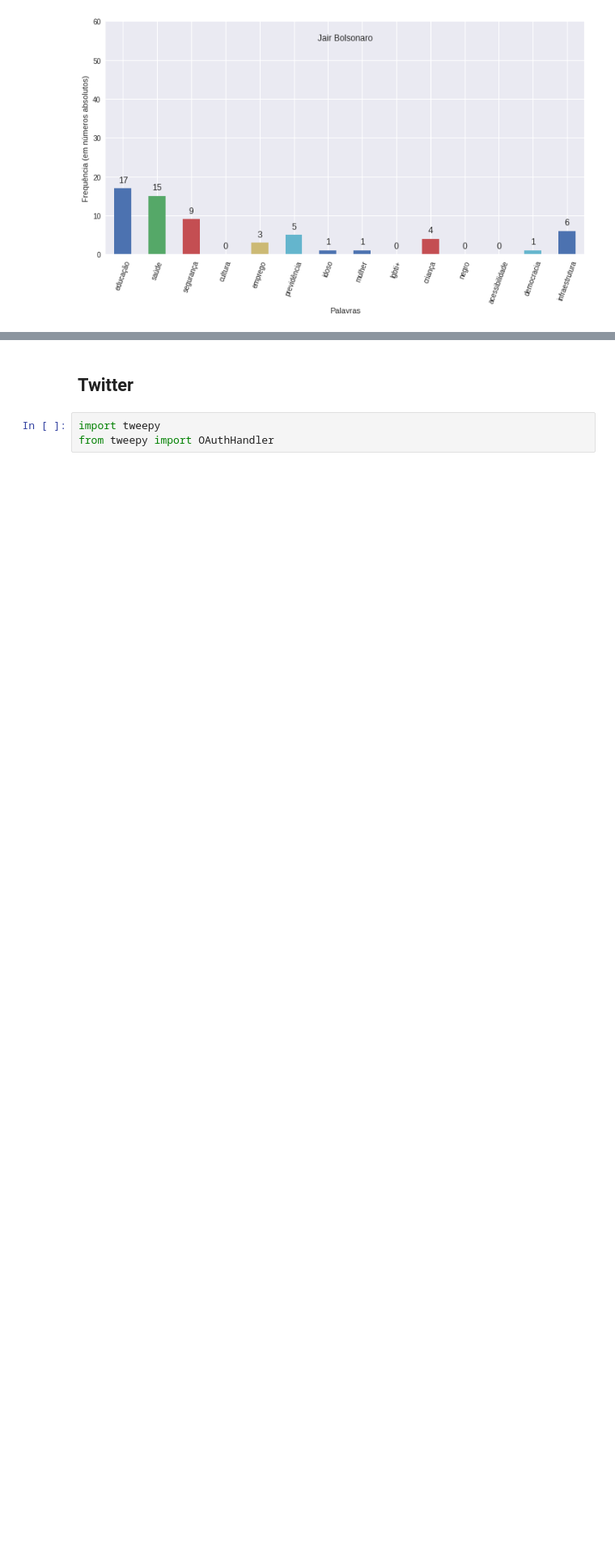
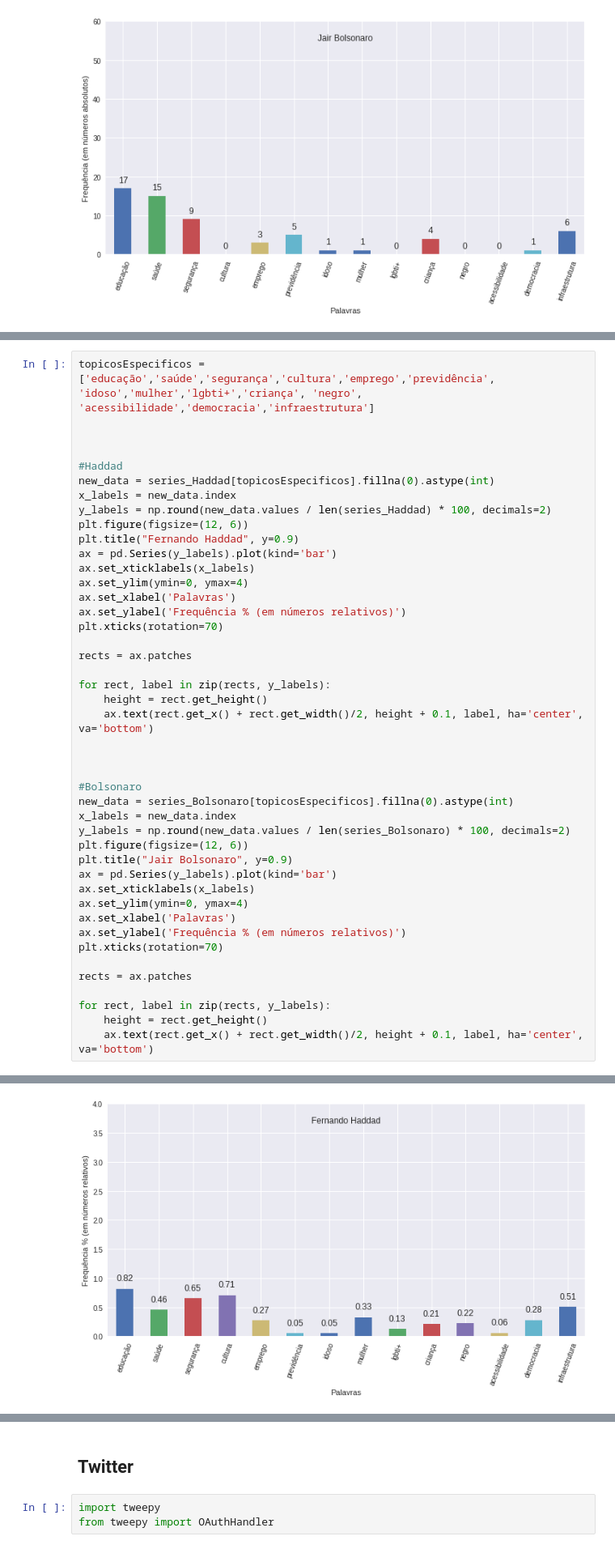
Before and after one commit to MatheusFreitag/planosDeGoverno, a Jupyter notebook: Planos_de_Governo.ipynb, the cells around one changed output, grey strips where cells are left out. Shown at 81% size. Cells and saved outputs as stored; diff of their text form; blank space fills up the shorter version.

Commit message:
Valores Relativos adicionados

```diff
--- a/Planos_de_Governo.ipynb
+++ b/Planos_de_Governo.ipynb
@@ -196,0 +244,45 @@ array([17, 15,  9,  0,  3,  5,  1,  1,  0,  4,  0,  0,  1,  6])
+# %%
+topicosEspecificos = ['educação','saúde','segurança','cultura','emprego','previdência', 'idoso','mulher','lgbti+','criança', 'negro', 'acessibilidade','democracia','infraestrutura']
+
+
+
+#Haddad
+new_data = series_Haddad[topicosEspecificos].fillna(0).astype(int)
+x_labels = new_data.index
+y_labels = np.round(new_data.values / len(series_Haddad) * 100, decimals=2)
+plt.figure(figsize=(12, 6))
+plt.title("Fernando Haddad", y=0.9)
+ax = pd.Series(y_labels).plot(kind='bar')
+ax.set_xticklabels(x_labels)
+ax.set_ylim(ymin=0, ymax=4)
+ax.set_xlabel('Palavras')
+ax.set_ylabel('Frequência % (em números relativos)')
+plt.xticks(rotation=70)
+
+rects = ax.patches
+
+for rect, label in zip(rects, y_labels):
+    height = rect.get_height()
+    ax.text(rect.get_x() + rect.get_width()/2, height + 0.1, label, ha='center', va='bottom')
+
+
+
+#Bolsonaro
+new_data = series_Bolsonaro[topicosEspecificos].fillna(0).astype(int)
+x_labels = new_data.index
+y_labels = np.round(new_data.values / len(series_Bolsonaro) * 100, decimals=2)
+plt.figure(figsize=(12, 6))
+plt.title("Jair Bolsonaro", y=0.9)
+ax = pd.Series(y_labels).plot(kind='bar')
+ax.set_xticklabels(x_labels)
+ax.set_ylim(ymin=0, ymax=4)
+ax.set_xlabel('Palavras')
+ax.set_ylabel('Frequência % (em números relativos)')
+plt.xticks(rotation=70)
+
+rects = ax.patches
+
+for rect, label in zip(rects, y_labels):
+    height = rect.get_height()
+    ax.text(rect.get_x() + rect.get_width()/2, height + 0.1, label, ha='center', va='bottom')
+# %% [output]
@@ -196,0 +295 @@ array([17, 15,  9,  0,  3,  5,  1,  1,  0,  4,  0,  0,  1,  6])
+[figure, added]
```
Also changed, not shown: parts of 11 cells of this notebook.
